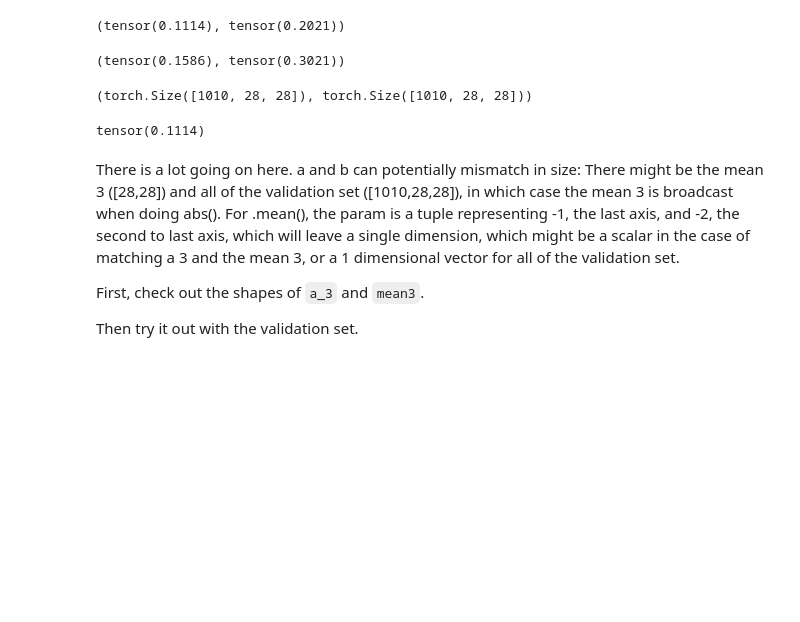
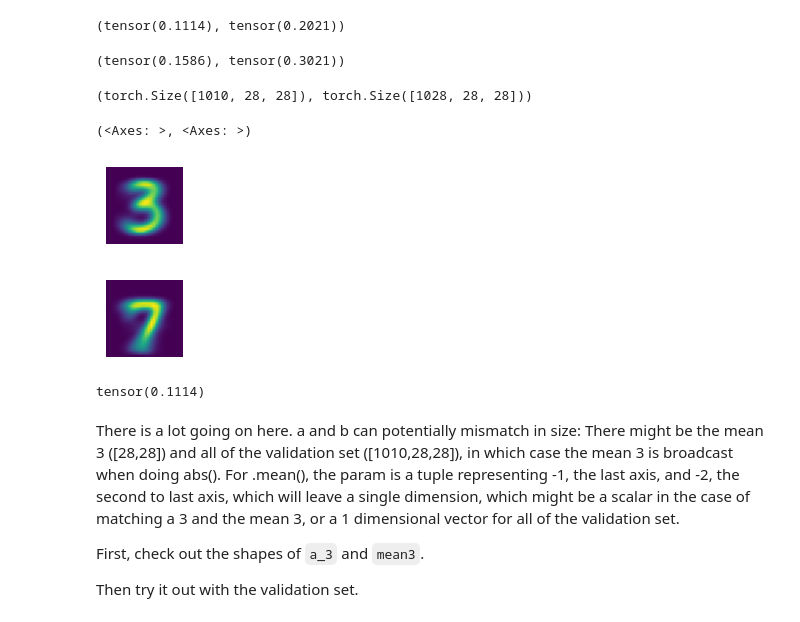
Before and after one commit to jamesliudotcc/fast_ai, a Jupyter notebook: Build_a_digit_classifier.ipynb, the cells around one changed output. Cells and saved outputs as stored; diff of their text form; code cells hidden in the pictures; blank space fills up the shorter version.

```diff
--- a/Build_a_digit_classifier.ipynb
+++ b/Build_a_digit_classifier.ipynb
@@ -116,12 +114,21 @@ dist_7_abs, dist_7_sqr
 valid_3_tensor = torch.stack([tensor(Image.open(o)) for o in (path/'valid'/'3').ls()])
 valid_3_tensor = valid_3_tensor.float()/255
 
-valid_7_tensor = torch.stack([tensor(Image.open(o)) for o in (path/'valid'/'3').ls()])
+valid_7_tensor = torch.stack([tensor(Image.open(o)) for o in (path/'valid'/'7').ls()])
 valid_7_tensor = valid_7_tensor.float()/255
 
 valid_3_tensor.shape, valid_7_tensor.shape
 # %% [output]
-(torch.Size([1010, 28, 28]), torch.Size([1010, 28, 28]))
+(torch.Size([1010, 28, 28]), torch.Size([1028, 28, 28]))
+# %%
+mean_valid_3 = valid_3_tensor.mean(0)
+mean_valid_7 = valid_7_tensor.mean(0)
+
+show_image(mean_valid_3), show_image(mean_valid_7)
+# %% [output]
+(<Axes: >, <Axes: >)
+[figure, added]
+[figure, added]
 # %%
 def mnist_distance(a,b): return (a-b).abs().mean((-1,-2))
 mnist_distance(a_3, mean3)
```
Also changed, not shown: parts of 31 cells of this notebook.
